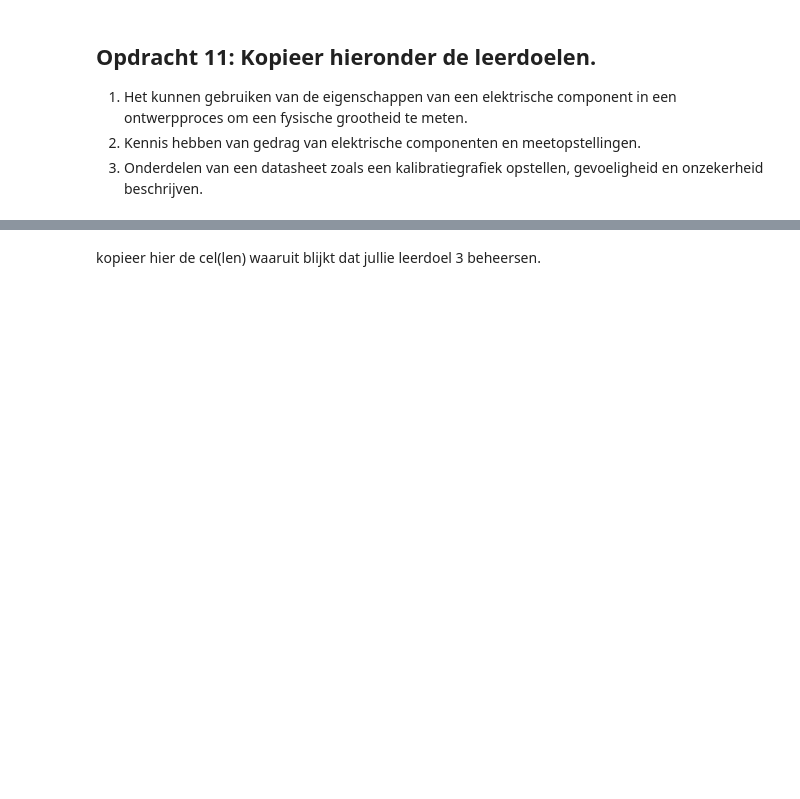
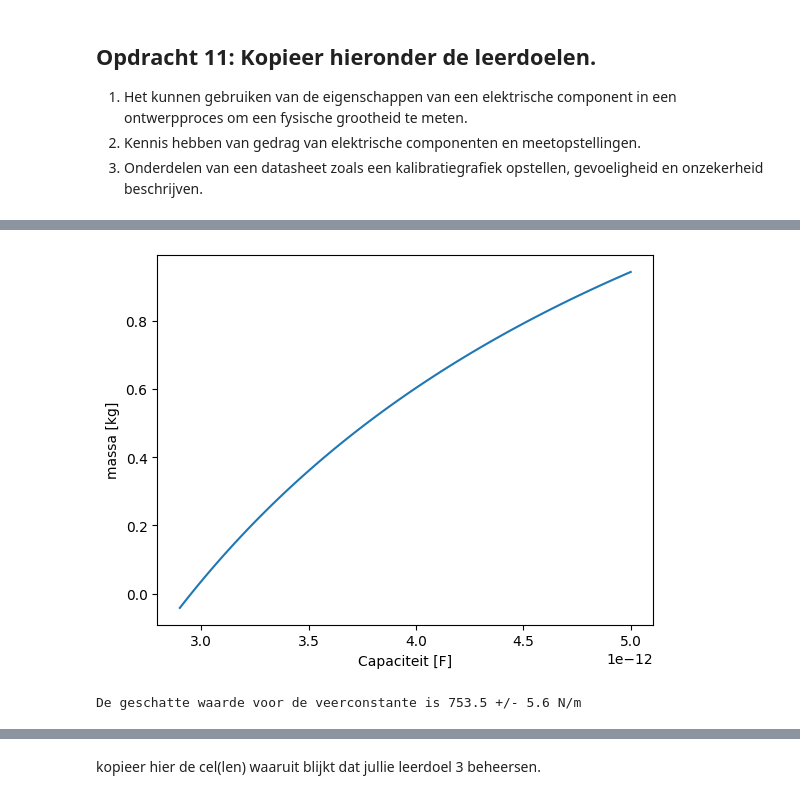
Before and after one commit to Xander1611/opdrachten-DEF-D-AB, a Jupyter notebook: FysiekeOntwerpopdrachten/2OntwerpEenSensorCondensator/DEFOntwerpopdracht2OntwerpEenSensorInvulTemplate.ipynb, the cells around one changed output, grey strips where cells are left out. Saved outputs shown, nothing was run; the diff lists cells and outputs as text; code cells hidden in the pictures; blank space fills up the shorter version.

Commit message:
Alle drie de leerdoelen aangepast.

```diff
--- a/FysiekeOntwerpopdrachten/2OntwerpEenSensorCondensator/DEFOntwerpopdracht2OntwerpEenSensorInvulTemplate.ipynb
+++ b/FysiekeOntwerpopdrachten/2OntwerpEenSensorCondensator/DEFOntwerpopdracht2OntwerpEenSensorInvulTemplate.ipynb
@@ -204,2 +192,32 @@ kopieer hier de cel(len) waaruit blijkt dat jullie leerdoel 1 beheersen.
+# %%
+# Leerdoel 1
+g = 9.81 # m/s^2
+d_begin_schat = 0.03 # m
+massa_schat = np.linspace(0.1,1,101) # kg
+A_schat_vooraf = 0.01 # m^2
+
+#Wanneer de afstand tussen de plaat maximaal was, gaf de arduino 2.9 pF, als de afstand minimaal was gaf hij 5 pF.
+
+capac_schat = np.linspace(2.9,5,101)*10**-12 # F
+
+
+def Mass_schat(capa,k):
+    M = (d_begin_schat-epsilonL*A_schat_vooraf/capa)*k/g
+    return M
+
+val1, cov1 = curve_fit(Mass_schat,capac_schat,massa_schat)
+C_geschat = val1[0]
+u_cschat = np.sqrt(cov1[0,0])
+
+
+plt.figure()
+plt.plot(capac_schat,Mass_schat(capac_schat,*val1))
+plt.ylabel('massa [kg]')
+plt.xlabel('Capaciteit [F]')
+plt.show()
+print('De geschatte waarde voor de veerconstante is %.1f +/- %.1f N/m' % (C_geschat,u_cschat))
+# %% [output]
+[figure, added]
+De geschatte waarde voor de veerconstante is 753.5 +/- 5.6 N/m
 # %% [markdown]
 kopieer hier de cel(len) waaruit blijkt dat jullie leerdoel 2 beheersen.
```
Also changed, not shown: parts of 11 cells of this notebook, 1 other file.
